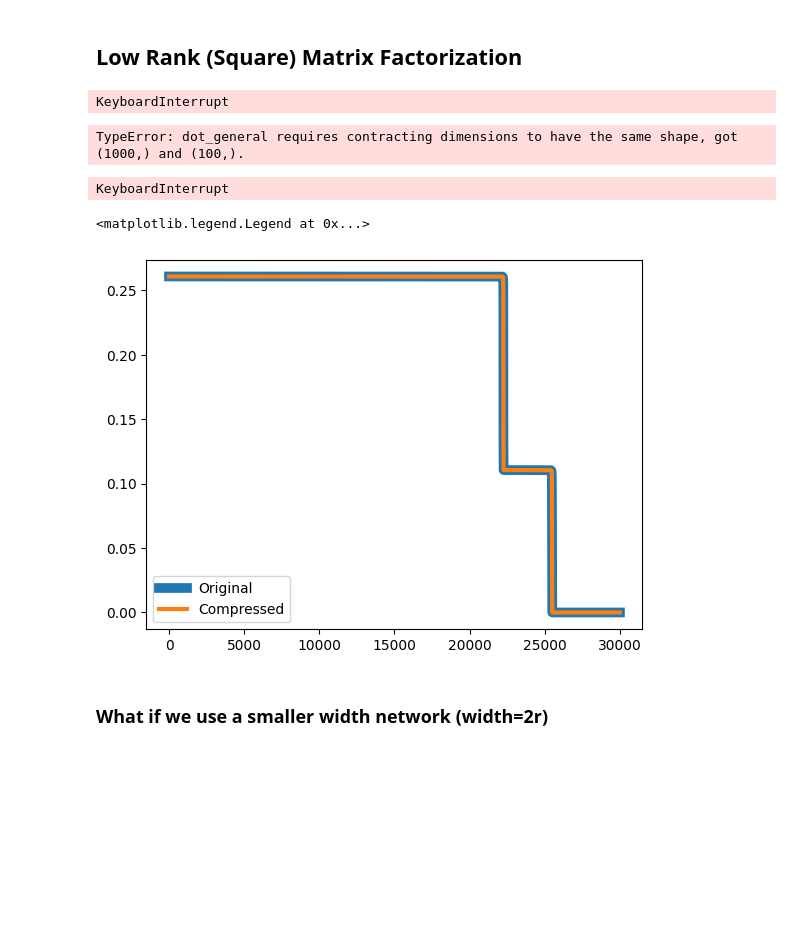
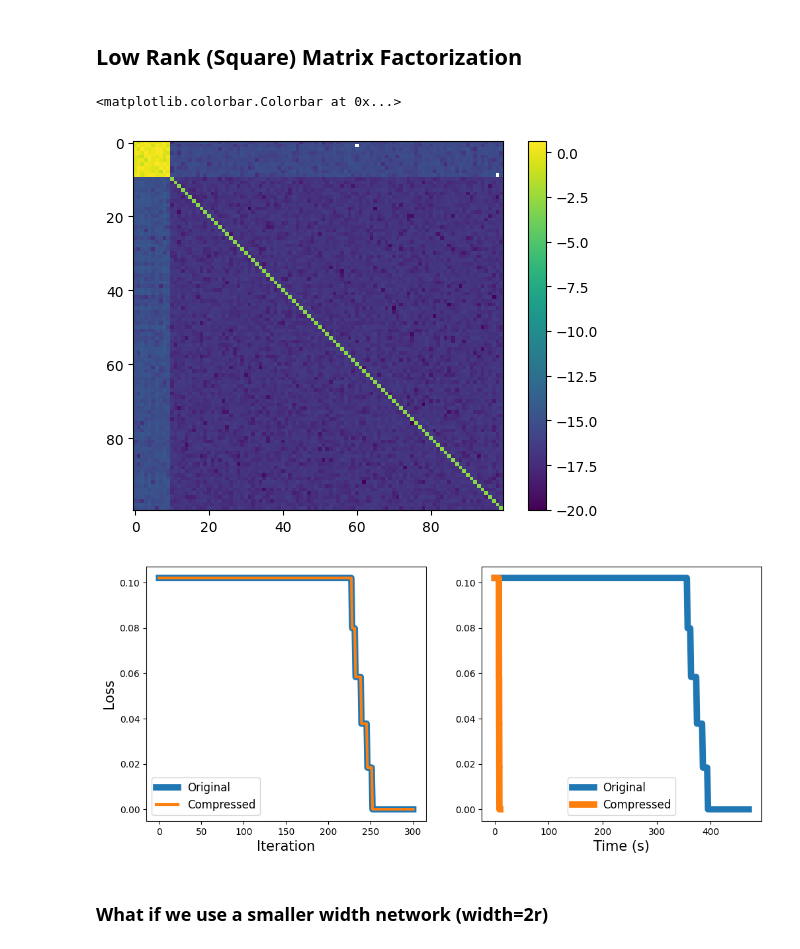
Before and after one commit to cjyaras/law-of-parsimony, a Jupyter notebook: dmf.ipynb, the cells around one changed output. Saved outputs shown, nothing was run; the diff lists cells and outputs as text; code cells hidden in the pictures; blank space fills up the shorter version.

```diff
--- a/dmf.ipynb
+++ b/dmf.ipynb
@@ -18,8 +19,8 @@ from utils import svd, sensing_operator
 key = PRNGKey(0)
 
 r = 5
-input_dim = 1000
-output_dim = 1000
+input_dim = 2000
+output_dim = 2000
 depth = 3
 init_type = "orth"
 init_scale = 1e-3
@@ -32,8 +33,8 @@ init_weights = init_net(key=weight_key, input_dim=input_dim, output_dim=output_d
 network_fn = create_network()
 l2_loss_fn = create_l2_loss(target)
 # %%
-num_iters = 30000
-step_size = 1e1
+num_iters = 300
+step_size = 5e2
 weights, loss_list, time_list = train(
     init_weights=init_weights,
     loss_fn=l2_loss_fn,
@@ -42,22 +43,21 @@ weights, loss_list, time_list = train(
     step_size=step_size,
     save_weights=False
 )
-# %% [output]
-KeyboardInterrupt
 # %%
 V = compute_prefactor(init_weights, l2_loss_fn, network_fn, r)
 U1 = init_weights[0] @ V / init_scale
 # %%
-plt.imshow(jnp.log10(jnp.abs(U1.T @ weights[0] @ V)))
+plt.imshow(jnp.log10(jnp.abs(U1.T @ weights[0] @ V))[:100, :100])
 plt.colorbar()
 # %% [output]
-TypeError: dot_general requires contracting dimensions to have the same shape, got (1000,) and (100,).
+<matplotlib.colorbar.Colorbar at 0x...>
+[figure, added]
 # %%
 comp_init_weights, V1_1, UL_1 = compress_network(init_weights, V, r)
 comp_network_fn = create_network(pre=V1_1.T, post=UL_1)
 # %%
-num_iters = 30000
-step_size = 1e1
+num_iters = 300
+step_size = 5e2
 comp_weights, comp_loss_list, comp_time_list = train(
     init_weights=comp_init_weights,
     loss_fn=l2_loss_fn,
@@ -66,15 +66,24 @@ comp_weights, comp_loss_list, comp_time_list = train(
     step_size=step_size,
     save_weights=False,
 )
-# %% [output]
-KeyboardInterrupt
 # %%
-plt.plot(loss_list, linewidth=7, label='Original')
-plt.plot(comp_loss_list, linewidth=3, label='Compressed')
-plt.legend()
+fig, axes = plt.subplots(ncols=2, figsize=(12, 5), )
+
+axes[0].plot(loss_list, linewidth=7, label='Original')
+axes[0].plot(comp_loss_list, linewidth=3, label='Compressed')
+axes[0].set_xlabel('Iteration', fontsize=15)
+axes[0].set_ylabel('Loss', fontsize=15)
+axes[0].legend(fontsize=12)
+
+axes[1].plot(time_list, loss_list, linewidth=7, label='Original')
+axes[1].plot(comp_time_list, comp_loss_list, linewidth=7, label='Compressed')
+axes[1].set_xlabel('Time (s)', fontsize=15)
+# axes[1].set_ylabel('Loss', fontsize=12)
+axes[1].legend(fontsize=12)
+
+plt.savefig("traj_vs_time.png", dpi=300, bbox_inches='tight')
 # %% [output]
-<matplotlib.legend.Legend at 0x...>
-[figure, old version]
+[figure, new version]
 # %% [markdown]
 ### What if we use a smaller width network (width=2r)
 # %%
```
Also changed, not shown: parts of 12 cells of this notebook, 3 other files.
